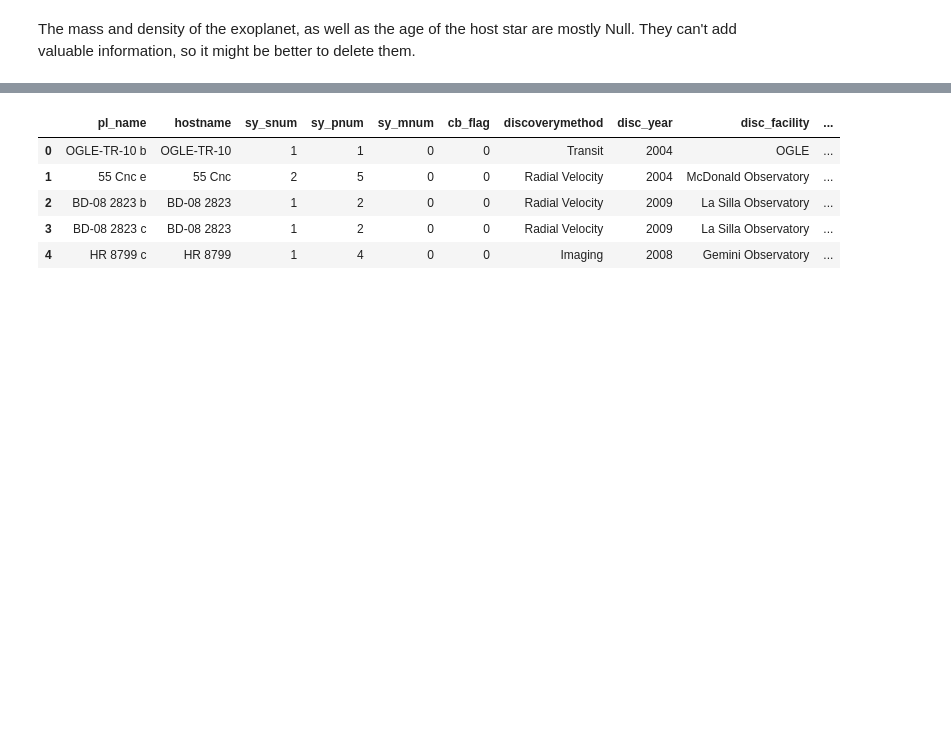
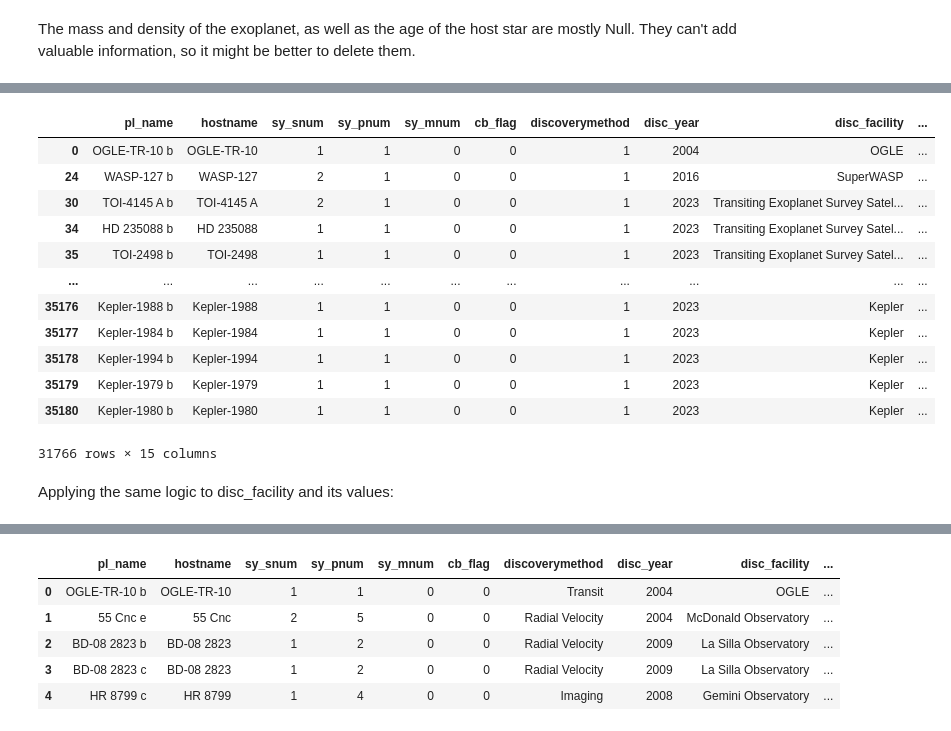
Before and after one commit to AlejandroBlancoFernandez/ExoplanetEDA, a Jupyter notebook: ExoplanetEDA.ipynb, the cells around one changed output, grey strips where cells are left out. Drawn from its saved outputs; the diff is of its cells as text; code cells hidden in the pictures; blank space fills up the shorter version.

```diff
--- a/ExoplanetEDA.ipynb
+++ b/ExoplanetEDA.ipynb
@@ -140,0 +143,8 @@ The mass and density of the exoplanet, as well as the age of the host star are m
+# %%
+# Replace Null values with the mean
+mean_value = df['pl_rade'].mean()
+df['pl_rade'].fillna(mean_value, inplace=True)
+
+
+mean_value = df['pl_orbper'].mean()
+df['pl_orbper'].fillna(mean_value, inplace=True)
@@ -140,0 +196,21 @@ The mass and density of the exoplanet, as well as the age of the host star are m
+# %%
+# discoverymethod
+
+all_attr_discoverymethod = df['discoverymethod'].unique().tolist() #transform all the discoverymethod values to a list
+rest_attr_discoverymethod = all_attr_discoverymethod[2:] #take as an array the ones that are going to be in the Other category
+
+#assign numbers to the 2 most frequent
+dict_labels = {'Transit': 1, 'Radial Velocity': 2}
+
+#and to the rest
+for attr in rest_attr_discoverymethod:
+  dict_labels[attr] = 3
+
+print(df.loc[0:10, 'discoverymethod'])
+print(all_attr_discoverymethod)
+print(dict_labels)
+
+#now I can use the map function to change the values on the dataframe according to the labels I've assigned
+df['discoverymethod'] = df['discoverymethod'].map(dict_labels)
+
+print(f'Label encoding of discoverymethod:\n {df.loc[0:10, "discoverymethod"]}')
@@ -140,0 +235,20 @@ The mass and density of the exoplanet, as well as the age of the host star are m
+# %%
+# To check if it's right, I can filter the df to search for the discoverymethod = 1 (the result matches the .unique() method from earlier)
+filter = (df['discoverymethod'] == 1)
+df[filter]
+# %% [output]
+|  | pl_name | hostname | sy_snum | sy_pnum | sy_mnum | cb_flag | discoverymethod | disc_year | disc_facility | ... |
+| 0 | OGLE-TR-10 b | OGLE-TR-10 | 1 | 1 | 0 | 0 | 1 | 2004 | OGLE | ... |
+| 24 | WASP-127 b | WASP-127 | 2 | 1 | 0 | 0 | 1 | 2016 | SuperWASP | ... |
+| 30 | TOI-4145 A b | TOI-4145 A | 2 | 1 | 0 | 0 | 1 | 2023 | Transiting Exoplanet Survey Satel... | ... |
+| 34 | HD 235088 b | HD 235088 | 1 | 1 | 0 | 0 | 1 | 2023 | Transiting Exoplanet Survey Satel... | ... |
+| 35 | TOI-2498 b | TOI-2498 | 1 | 1 | 0 | 0 | 1 | 2023 | Transiting Exoplanet Survey Satel... | ... |
+| ... | ... | ... | ... | ... | ... | ... | ... | ... | ... | ... |
+| 35176 | Kepler-1988 b | Kepler-1988 | 1 | 1 | 0 | 0 | 1 | 2023 | Kepler | ... |
+| 35177 | Kepler-1984 b | Kepler-1984 | 1 | 1 | 0 | 0 | 1 | 2023 | Kepler | ... |
+| 35178 | Kepler-1994 b | Kepler-1994 | 1 | 1 | 0 | 0 | 1 | 2023 | Kepler | ... |
+| 35179 | Kepler-1979 b | Kepler-1979 | 1 | 1 | 0 | 0 | 1 | 2023 | Kepler | ... |
+| 35180 | Kepler-1980 b | Kepler-1980 | 1 | 1 | 0 | 0 | 1 | 2023 | Kepler | ... |
+31766 rows × 15 columns
+# %% [markdown]
+Applying the same logic to disc_facility and  its values:
```
Also changed, not shown: parts of 19 cells of this notebook.
